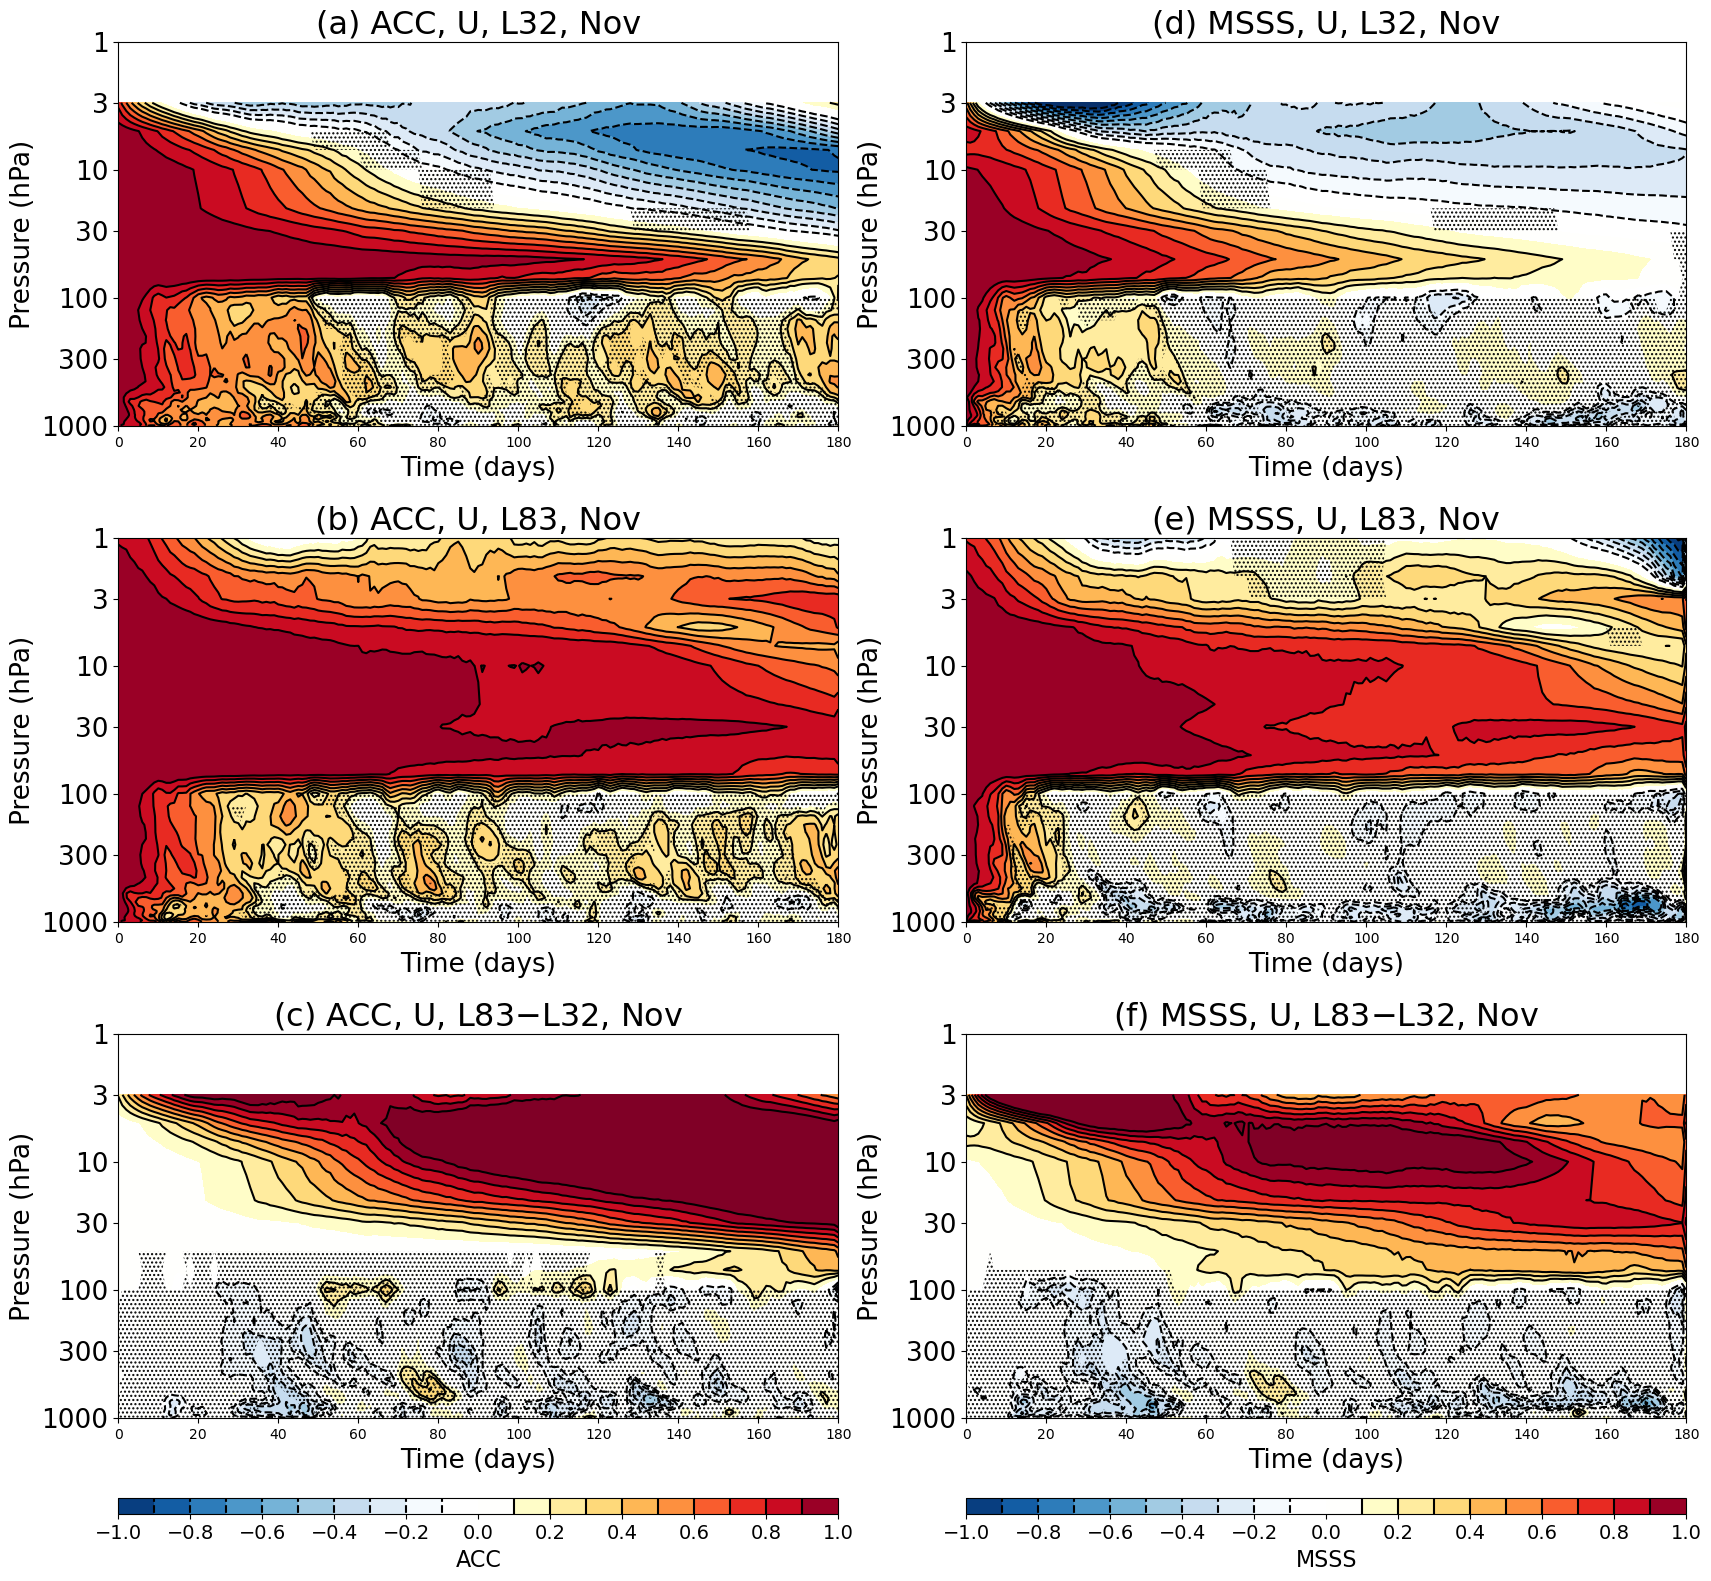
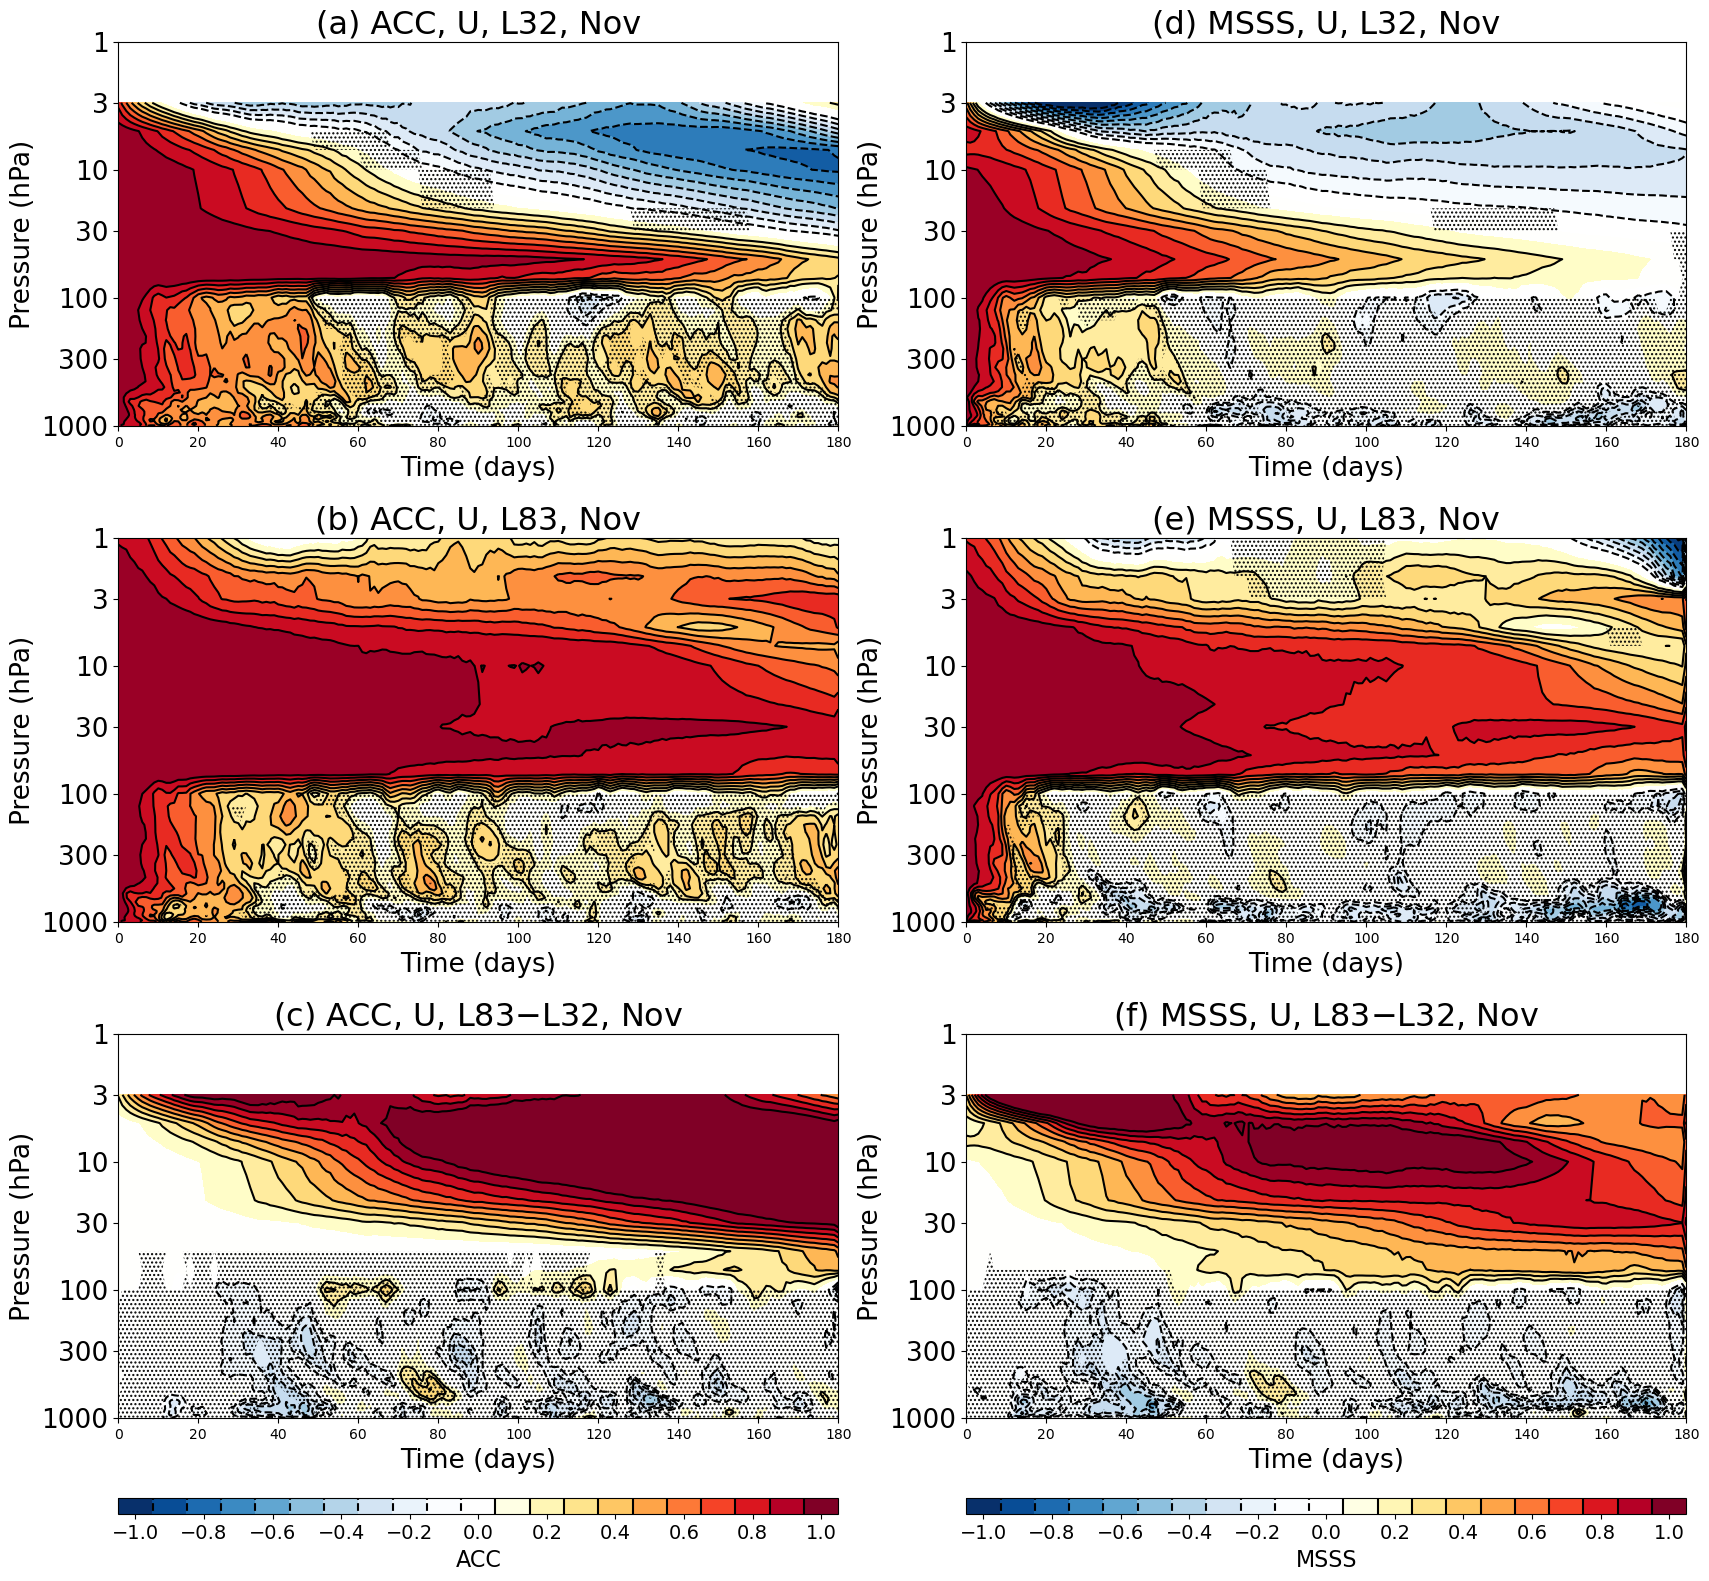
The change to this notebook cell's code, shown as a diff; its figure went from the first image to the second:
--- before
+++ after
@@ -41,2 +41,3 @@
 
 fig.savefig(plotpath+'fig1.png', bbox_inches='tight', facecolor='white')
+fig.savefig(plotpath+'fig1.pdf', bbox_inches='tight', facecolor='white')

Commit: updating figure scripts